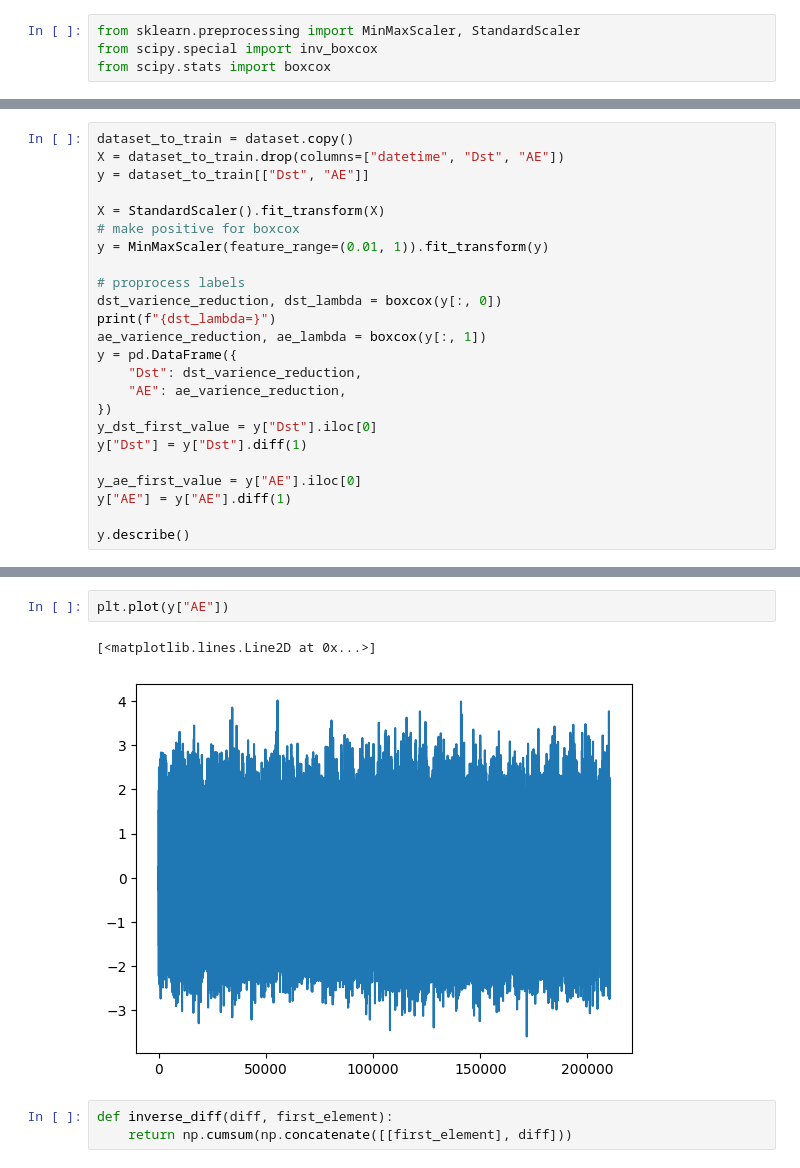
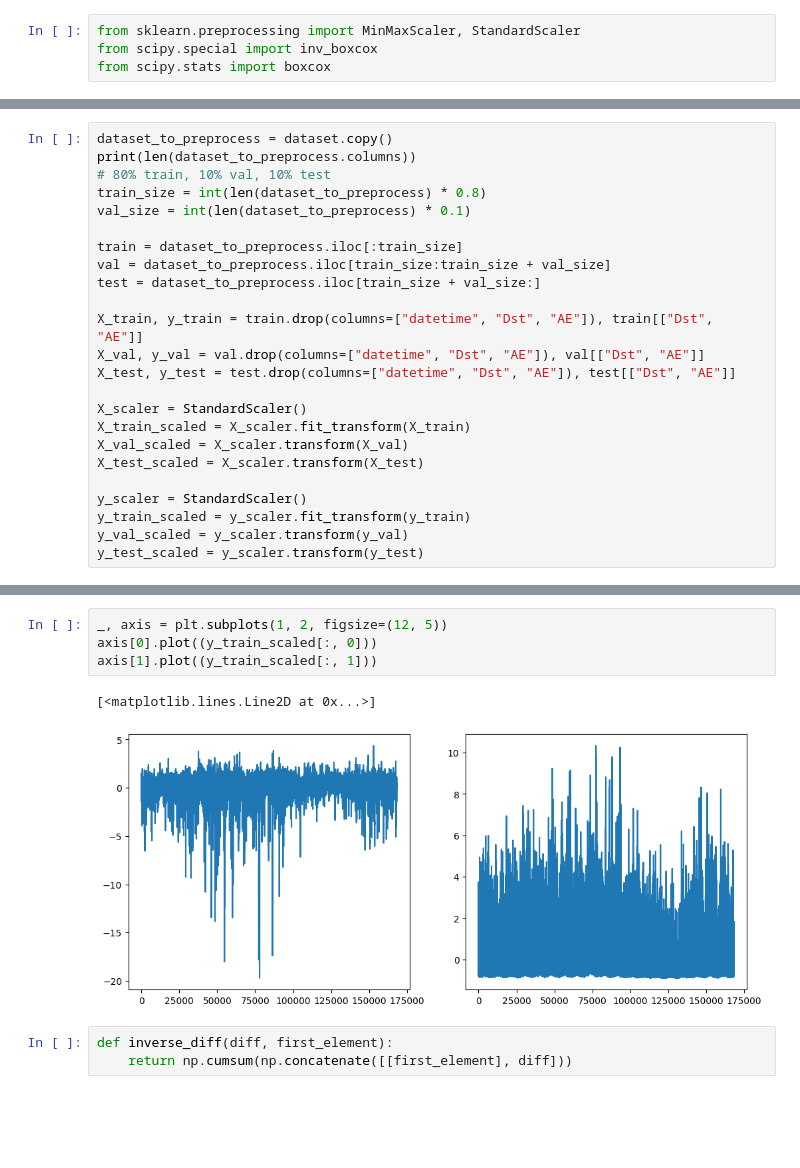
Before and after one commit to neZorinEgor/Forecasting-of-earth-s-geomagnetic-activity, a Jupyter notebook: notebooks/analisys.ipynb, the cells around one changed output, grey strips where cells are left out. Drawn from its saved outputs; the diff is of its cells as text; blank space fills up the shorter version.

Commit message:
feat: add dataset/loaders/model, starttrain process

```diff
--- a/notebooks/analisys.ipynb
+++ b/notebooks/analisys.ipynb
@@ -261,27 +261,27 @@ dataset.describe()
 | max | 2018-12-31 23:00:00 | 999.900000 | 999.900000 | 999.900000 | 90.000000 | 999.900000 | 22.000000 | 1226.000000 | 9.999999e+06 | 999.900000 | ... |
 | std | NaN | 45.103057 | 45.158247 | 43.750043 | 13.617466 | 51.154913 | 143.558231 | 68.055577 | 1.467536e+06 | 154.353747 | ... |
 # %%
-dataset_to_train = dataset.copy()
-X = dataset_to_train.drop(columns=["datetime", "Dst", "AE"])
-y = dataset_to_train[["Dst", "AE"]]
+dataset_to_preprocess = dataset.copy()
+print(len(dataset_to_preprocess.columns))
+# 80% train, 10% val, 10% test
+train_size = int(len(dataset_to_preprocess) * 0.8)
+val_size = int(len(dataset_to_preprocess) * 0.1)
 
-X = StandardScaler().fit_transform(X)
-# make positive for boxcox
-y = MinMaxScaler(feature_range=(0.01, 1)).fit_transform(y)
+train = dataset_to_preprocess.iloc[:train_size]
+val = dataset_to_preprocess.iloc[train_size:train_size + val_size]
+test = dataset_to_preprocess.iloc[train_size + val_size:]
 
-# proprocess labels
-dst_varience_reduction, dst_lambda = boxcox(y[:, 0])
-print(f"{dst_lambda=}")
-ae_varience_reduction, ae_lambda = boxcox(y[:, 1])
-y = pd.DataFrame({
-    "Dst": dst_varience_reduction,
-    "AE": ae_varience_reduction,
-})
-y_dst_first_value = y["Dst"].iloc[0]
-y["Dst"] = y["Dst"].diff(1)
+X_train, y_train = train.drop(columns=["datetime", "Dst", "AE"]), train[["Dst", "AE"]]
+X_val, y_val = val.drop(columns=["datetime", "Dst", "AE"]), val[["Dst", "AE"]]
+X_test, y_test = test.drop(columns=["datetime", "Dst", "AE"]), test[["Dst", "AE"]]
 
-y_ae_first_value = y["AE"].iloc[0]
-y["AE"] = y["AE"].diff(1)
+X_scaler = StandardScaler()
+X_train_scaled = X_scaler.fit_transform(X_train)
+X_val_scaled = X_scaler.transform(X_val)
+X_test_scaled = X_scaler.transform(X_test)
 
-y.describe()
+y_scaler = StandardScaler()
+y_train_scaled = y_scaler.fit_transform(y_train)
+y_val_scaled = y_scaler.transform(y_val)
+y_test_scaled = y_scaler.transform(y_test)
 # %% [output]
@@ -298,8 +289,10 @@ dst_lambda=np.float64(8.582459710987628)
 # %%
-plt.plot(y["AE"])
+_, axis = plt.subplots(1, 2, figsize=(12, 5))
+axis[0].plot((y_train_scaled[:, 0]))
+axis[1].plot((y_train_scaled[:, 1]))
 # %% [output]
 [<matplotlib.lines.Line2D at 0x...>]
-[figure, old version]
+[figure, new version]
 # %%
 def inverse_diff(diff, first_element):
     return np.cumsum(np.concatenate([[first_element], diff]))
```
Also changed, not shown: parts of 7 cells of this notebook.
